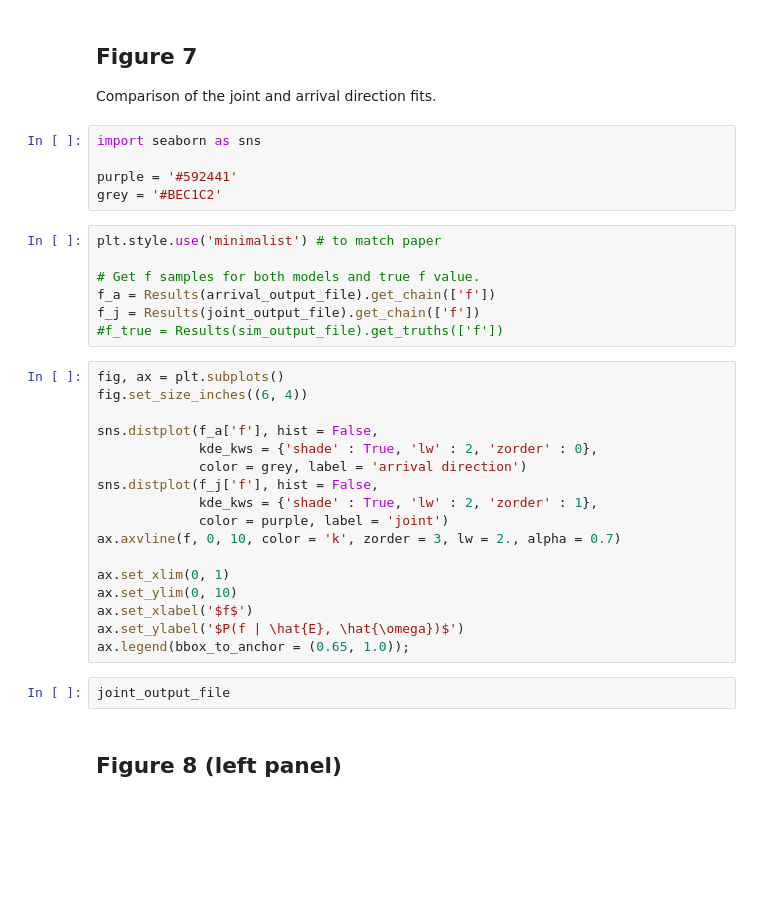
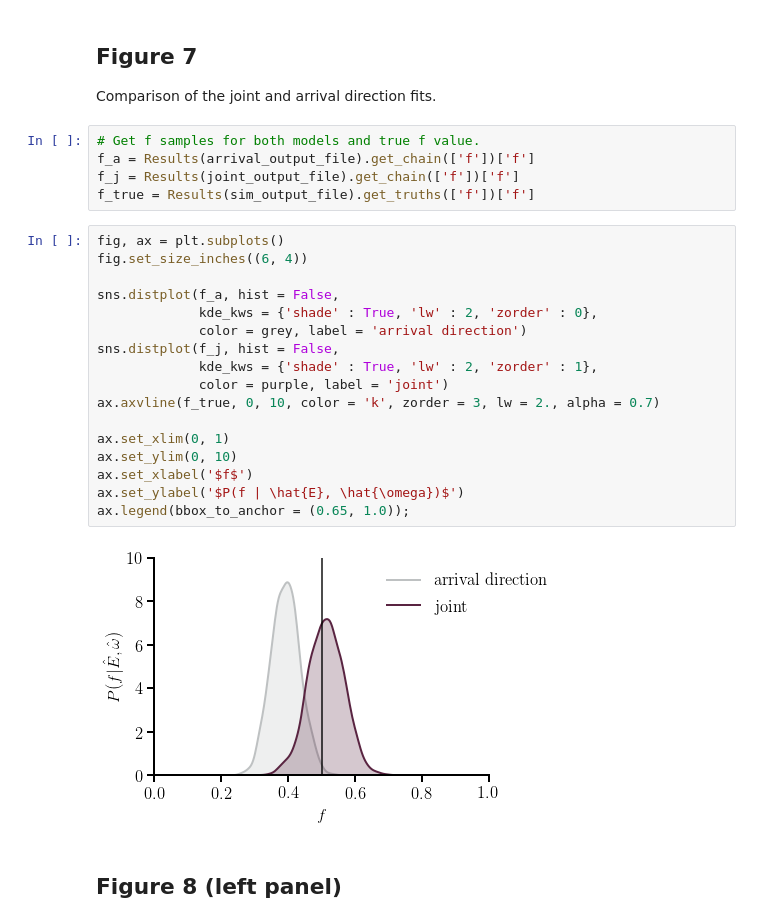
Before and after one commit to cescalara/uhecr_model, a Jupyter notebook: code_for_paper/fits_to_simulations/arrival_vs_joint/arrival_vs_joint.ipynb, the cells around one changed output. Drawn from its saved outputs; the diff is of its cells as text; blank space fills up the shorter version.

Commit message:
Testing out the jint vs. arrival and Figures 7 and 8

```diff
--- a/code_for_paper/fits_to_simulations/arrival_vs_joint/arrival_vs_joint.ipynb
+++ b/code_for_paper/fits_to_simulations/arrival_vs_joint/arrival_vs_joint.ipynb
@@ -162,37 +214,30 @@ analysis.save()
 ## Figure 7
 
 Comparison of the joint and arrival direction fits.
-# %%
-import seaborn as sns
-
-purple = '#592441'
-grey = '#BEC1C2'
 # %%
-plt.style.use('minimalist') # to match paper
-
 # Get f samples for both models and true f value.
-f_a = Results(arrival_output_file).get_chain(['f'])
-f_j = Results(joint_output_file).get_chain(['f'])
-#f_true = Results(sim_output_file).get_truths(['f'])
+f_a = Results(arrival_output_file).get_chain(['f'])['f']
+f_j = Results(joint_output_file).get_chain(['f'])['f']
+f_true = Results(sim_output_file).get_truths(['f'])['f']
 # %%
 fig, ax = plt.subplots()
 fig.set_size_inches((6, 4))
 
-sns.distplot(f_a['f'], hist = False,
+sns.distplot(f_a, hist = False,
              kde_kws = {'shade' : True, 'lw' : 2, 'zorder' : 0},
              color = grey, label = 'arrival direction')
-sns.distplot(f_j['f'], hist = False,
+sns.distplot(f_j, hist = False,
              kde_kws = {'shade' : True, 'lw' : 2, 'zorder' : 1},
              color = purple, label = 'joint')
-ax.axvline(f, 0, 10, color = 'k', zorder = 3, lw = 2., alpha = 0.7)
+ax.axvline(f_true, 0, 10, color = 'k', zorder = 3, lw = 2., alpha = 0.7)
 
 ax.set_xlim(0, 1)
 ax.set_ylim(0, 10)
 ax.set_xlabel('$f$')
 ax.set_ylabel('$P(f | \hat{E}, \hat{\omega})$')
 ax.legend(bbox_to_anchor = (0.65, 1.0));
+# %% [output]
+[figure, added]
-# %%
-joint_output_file
 # %% [markdown]
 ## Figure 8 (left panel)
 # %%
```
Also changed, not shown: parts of 16 cells of this notebook.
